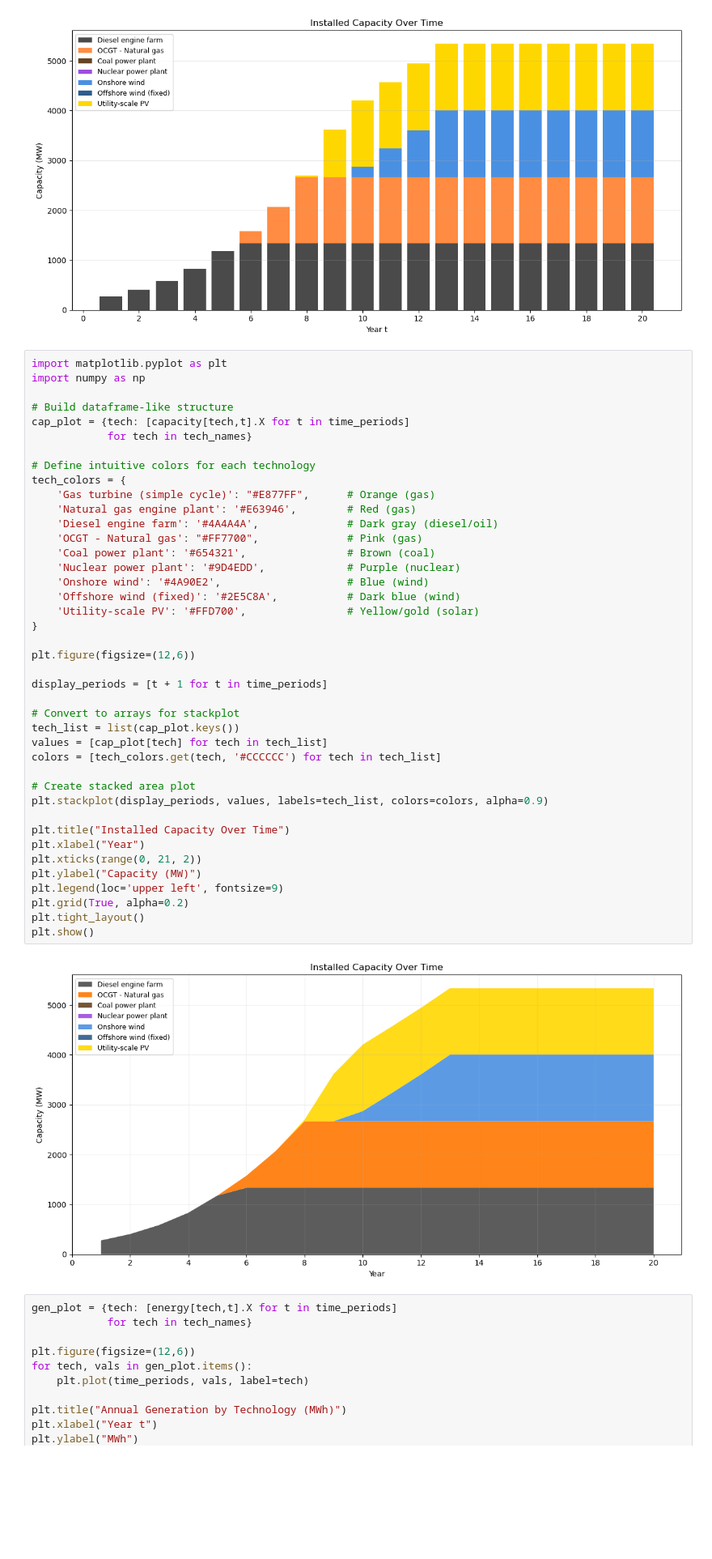
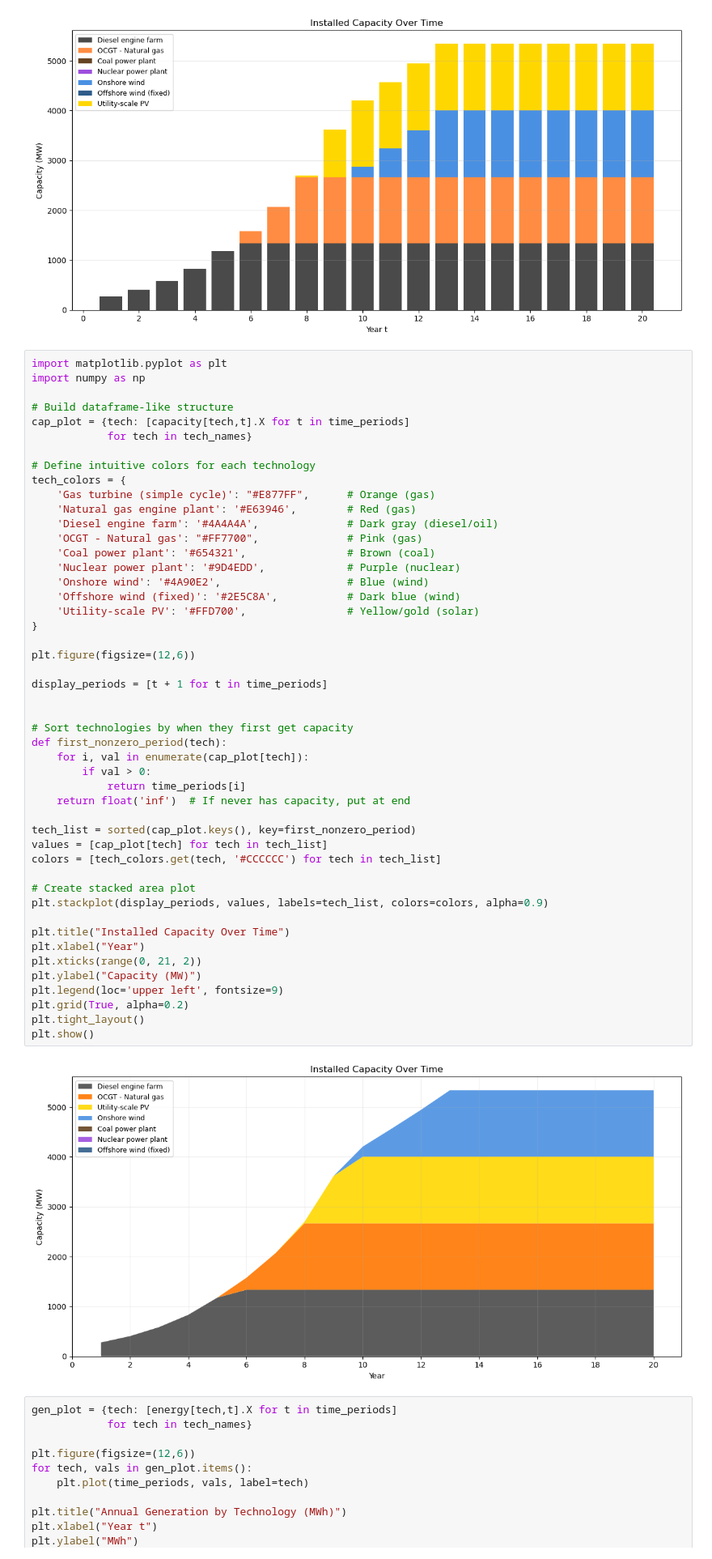
Before and after one commit to jnasw/46750_Assignment2, a Jupyter notebook: model_2.ipynb, the cells around one changed output. Shown at 81% size. Drawn from its saved outputs; the diff is of its cells as text; blank space fills up the shorter version.

Commit message:
plot adjustment

```diff
--- a/model_2.ipynb
+++ b/model_2.ipynb
@@ -527,36 +527,43 @@ tech_colors = {
     'Gas turbine (simple cycle)': "#E877FF",      # Orange (gas)
     'Natural gas engine plant': '#E63946',        # Red (gas)
     'Diesel engine farm': '#4A4A4A',              # Dark gray (diesel/oil)
     'OCGT - Natural gas': "#FF7700",              # Pink (gas)
     'Coal power plant': '#654321',                # Brown (coal)
     'Nuclear power plant': '#9D4EDD',             # Purple (nuclear)
     'Onshore wind': '#4A90E2',                    # Blue (wind)
     'Offshore wind (fixed)': '#2E5C8A',           # Dark blue (wind)
     'Utility-scale PV': '#FFD700',                # Yellow/gold (solar)
 }
 
 plt.figure(figsize=(12,6))
 
 display_periods = [t + 1 for t in time_periods]
 
-# Convert to arrays for stackplot
-tech_list = list(cap_plot.keys())
+
+# Sort technologies by when they first get capacity
+def first_nonzero_period(tech):
+    for i, val in enumerate(cap_plot[tech]):
+        if val > 0:
+            return time_periods[i]
+    return float('inf')  # If never has capacity, put at end
+
+tech_list = sorted(cap_plot.keys(), key=first_nonzero_period)
 values = [cap_plot[tech] for tech in tech_list]
 colors = [tech_colors.get(tech, '#CCCCCC') for tech in tech_list]
 
 # Create stacked area plot
 plt.stackplot(display_periods, values, labels=tech_list, colors=colors, alpha=0.9)
 
 plt.title("Installed Capacity Over Time")
 plt.xlabel("Year")
 plt.xticks(range(0, 21, 2))
 plt.ylabel("Capacity (MW)")
 plt.legend(loc='upper left', fontsize=9)
 plt.grid(True, alpha=0.2)
 plt.tight_layout()
 plt.show()
 # %% [output]
-[figure, old version]
+[figure, new version]
 # %%
 gen_plot = {tech: [energy[tech,t].X for t in time_periods]
             for tech in tech_names}
```
Also changed, not shown: parts of 1 cell of this notebook.
